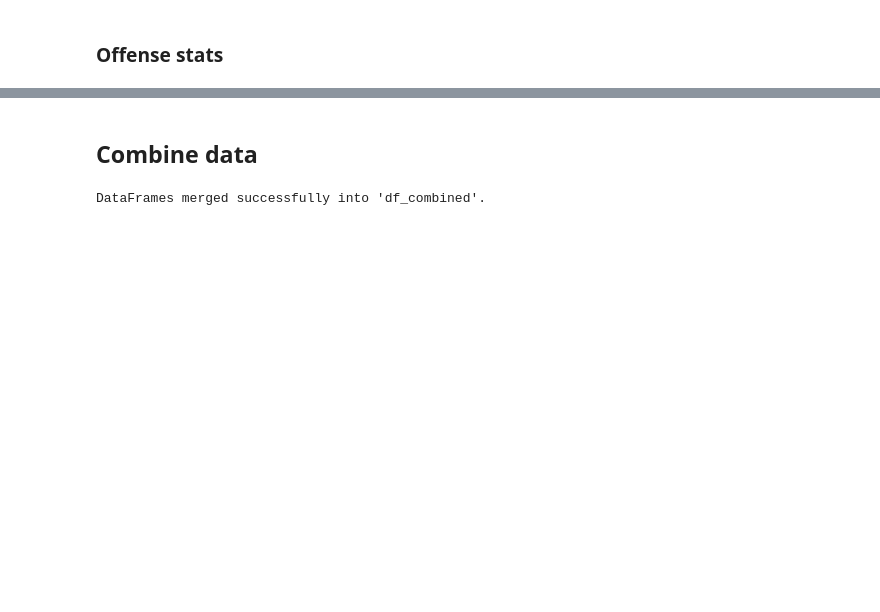
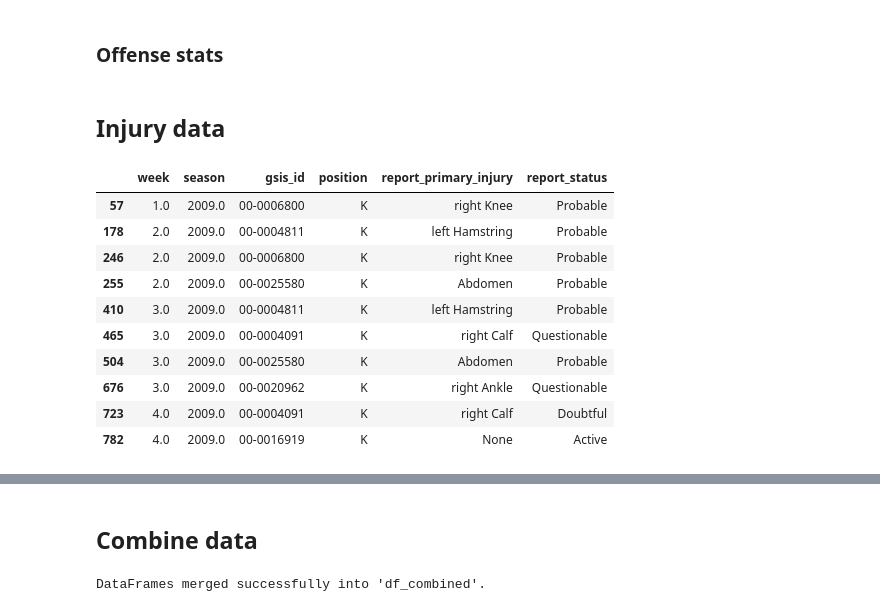
Before and after one commit to cse-6242-t134/nfl-fantasy-prediction-model, a Jupyter notebook: kicker_modeling_v3.ipynb, the cells around one changed output, grey strips where cells are left out. Saved outputs shown, nothing was run; the diff lists cells and outputs as text; code cells hidden in the pictures; blank space fills up the shorter version.

Commit message:
Include injury data, reduce # features. Just include FP agg by kicker and def, weather/roof, injuries.

```diff
--- a/kicker_modeling_v3.ipynb
+++ b/kicker_modeling_v3.ipynb
@@ -531,3 +531,23 @@ df_kicker_game_level_agg_by_pos = df_kicker_game_level_agg_by_game.groupby(
     career=False
 ).reset_index(drop=True).round(2)
 df_kicker_game_level_agg_by_pos = df_kicker_game_level_agg_by_pos.drop(columns=df_kicker_game_level_agg_by_pos.loc[:, "fantasy_points":"xp_made_33y"].columns)
+# %% [markdown]
+## Injury data
+# %%
+injuries_df_clean = (injuries_df[['week', 'season', 'gsis_id', 'position', 'report_primary_injury', 'report_status']]
+                     [injuries_df['position'] == 'K']
+                     .fillna({'report_primary_injury': 'None', 'report_status': 'Active'})
+                     )
+injuries_df_clean.head(10)
+# %% [output]
+|  | week | season | gsis_id | position | report_primary_injury | report_status |
+| 57 | 1.0 | 2009.0 | 00-0006800 | K | right Knee | Probable |
+| 178 | 2.0 | 2009.0 | 00-0004811 | K | left Hamstring | Probable |
+| 246 | 2.0 | 2009.0 | 00-0006800 | K | right Knee | Probable |
+| 255 | 2.0 | 2009.0 | 00-0025580 | K | Abdomen | Probable |
+| 410 | 3.0 | 2009.0 | 00-0004811 | K | left Hamstring | Probable |
+| 465 | 3.0 | 2009.0 | 00-0004091 | K | right Calf | Questionable |
+| 504 | 3.0 | 2009.0 | 00-0025580 | K | Abdomen | Probable |
+| 676 | 3.0 | 2009.0 | 00-0020962 | K | right Ankle | Questionable |
+| 723 | 4.0 | 2009.0 | 00-0004091 | K | right Calf | Doubtful |
+| 782 | 4.0 | 2009.0 | 00-0016919 | K | None | Active |
```
Also changed, not shown: parts of 13 cells of this notebook, 1 other file.
